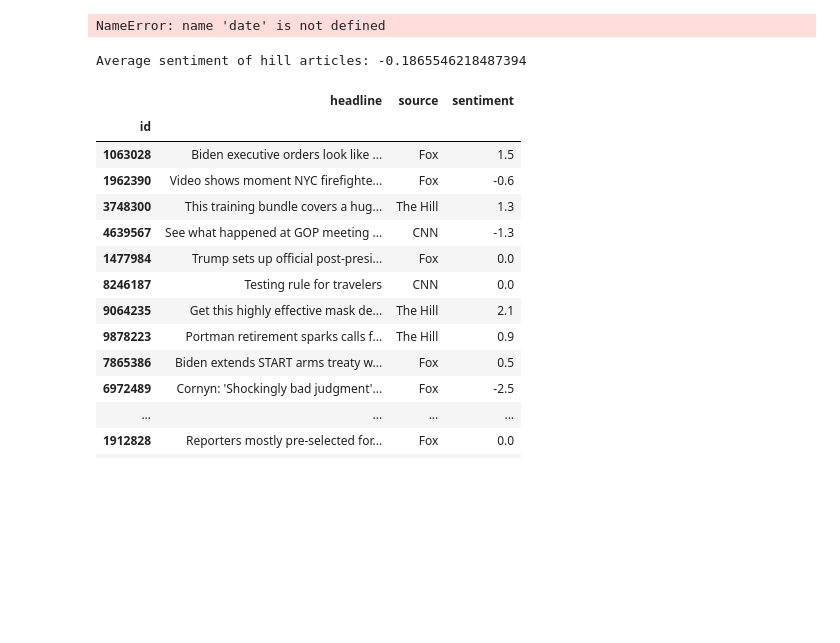
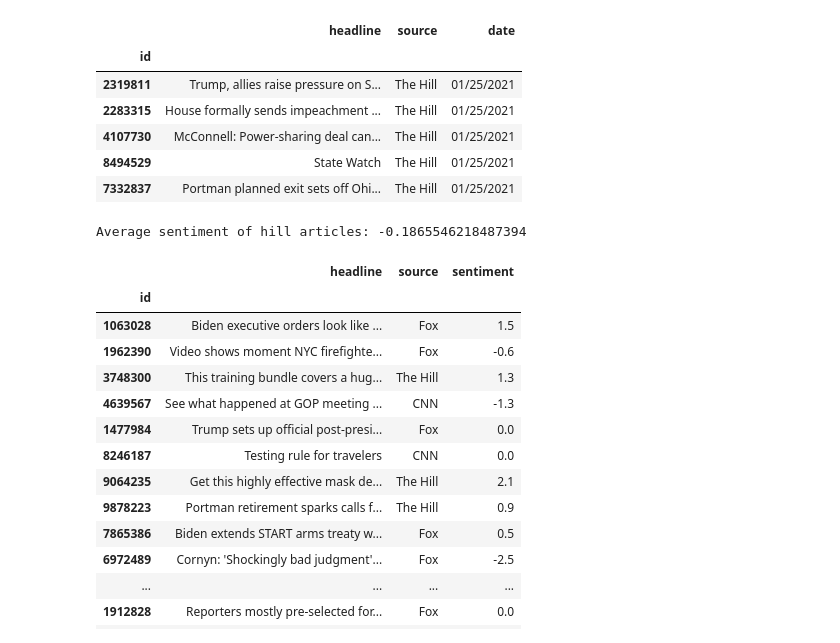
Before and after one commit to capacitor21/Headlines-Data-Analysis, a Jupyter notebook: news_analysis.ipynb, the cells around one changed output. Drawn from its saved outputs; the diff is of its cells as text; code cells hidden in the pictures; blank space fills up the shorter version.

```diff
--- a/news_analysis.ipynb
+++ b/news_analysis.ipynb
@@ -16,7 +16,8 @@ soup = BeautifulSoup(text, 'html.parser')
 
 titles = []
 for title in soup.find_all('a'):
-    if title.get('title') != None and title.get('title') not in titles:
+    #If title already in list don't add
+    if title.get('title') != None and title.get('title') not in titles and len(title.text.split()) > 2:
         titles.append(title.get('title'))
 # %%
 #Load cnn html using selenium because page is dynamic and need to get the source html
@@ -43,7 +44,8 @@ articles = foxSoup.find_all('h2', class_ = 'title title-color-default')
 
 foxTitles = []
 for title in articles:
-    foxTitles.append(title.text)
+    if len(title.text.split()) > 2:
+        foxTitles.append(title.text)
 # %%
 #parsing the cnn titles
 import re
@@ -56,7 +58,8 @@ cnnTags = cnnSoup.find_all('span', class_="cd__headline-text vid-left-enabled")
 #extract text content
 cnnTitles = []
 for title in cnnTags:
-    cnnTitles.append(title.text)
+    if len(title.split(" ")) > 2:
+        cnnTitles.append(title.text)
 # %%
 from nltk.corpus import stopwords
 from nltk.corpus import wordnet
@@ -72,34 +75,42 @@ cnnHeadlines['source'] = 'CNN'
 
 foxHeadlines = pd.DataFrame({'id': np.random.randint(5000, 10000000, size=len(foxTitles)), 'headline': foxTitles}).set_index('id')
 foxHeadlines['source'] = 'Fox'
 
 headlines = pd.concat([theHillHeadlines, foxHeadlines, cnnHeadlines], axis=0)
 headlines['date'] = date.today().strftime("%m/%d/%Y")
 
 headlines.head()
 
 
 words = headlines['headline'].str.split(' ', expand=True).stack().reset_index(level=1).rename(columns={'level_1': 'position', 0: 'word'})
 
 #remove punctuation
 words['word'] = words['word'].apply(lambda x: re.sub(r'[^\w\s]', '', x))
 
 
 #filter stopwords out
 words['word'] = words['word'].where(lambda x: ~x.isin(stopwords.words('english')))
 
 words = words[words['word'].notna()]
 
 
 #lemmatize words to remove plurals
 def lem(x):
     lemmatizer = WordNetLemmatizer()
     lemmatized = lemmatizer.lemmatize(x)
     return lemmatized
 
 words['word'] = words['word'].apply(lem)
+
+headlines.head()
 # %% [output]
-NameError: name 'date' is not defined
+|  | headline | source | date |
+| id |  |  |  |
+| 2319811 | Trump, allies raise pressure on S... | The Hill | 01/25/2021 |
+| 2283315 | House formally sends impeachment ... | The Hill | 01/25/2021 |
+| 4107730 | McConnell: Power-sharing deal can... | The Hill | 01/25/2021 |
+| 8494529 | State Watch | The Hill | 01/25/2021 |
+| 7332837 | Portman planned exit sets off Ohi... | The Hill | 01/25/2021 |
 # %%
 #load dataframe of word -> sentiment value
 sentiment = pd.read_csv('vader_lexicon.txt', sep='\t', index_col=0, names=['polarity', 'normalized_polarity', 'matrix'])
```
Also changed, not shown: parts of 4 cells of this notebook, 2 other files.
